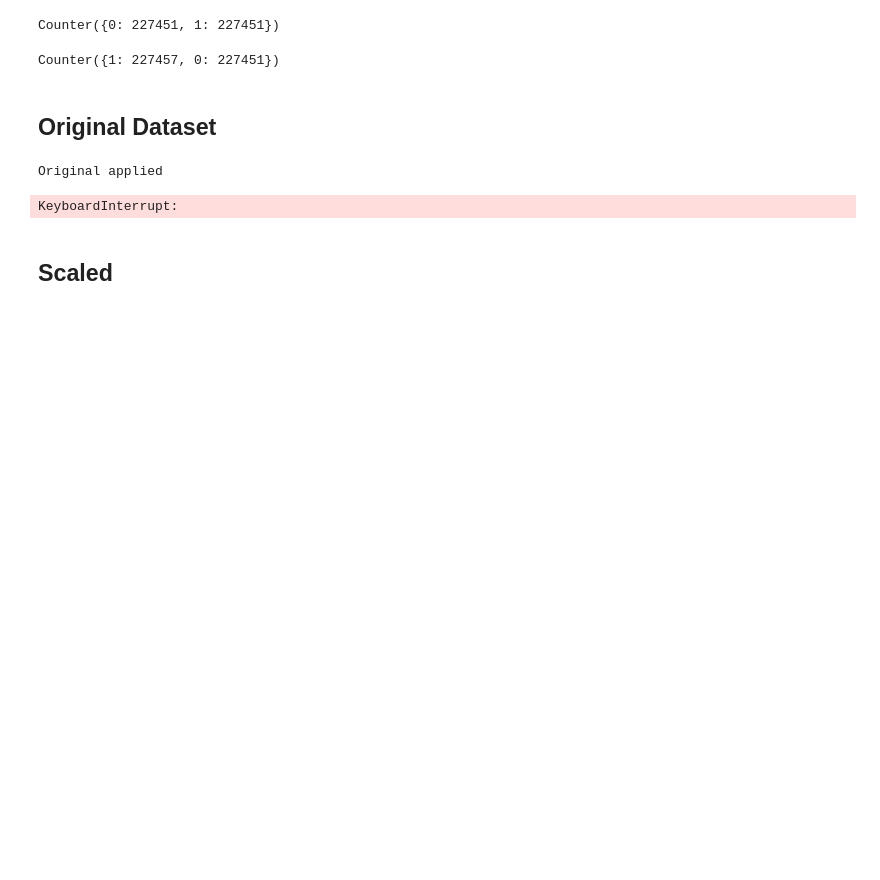
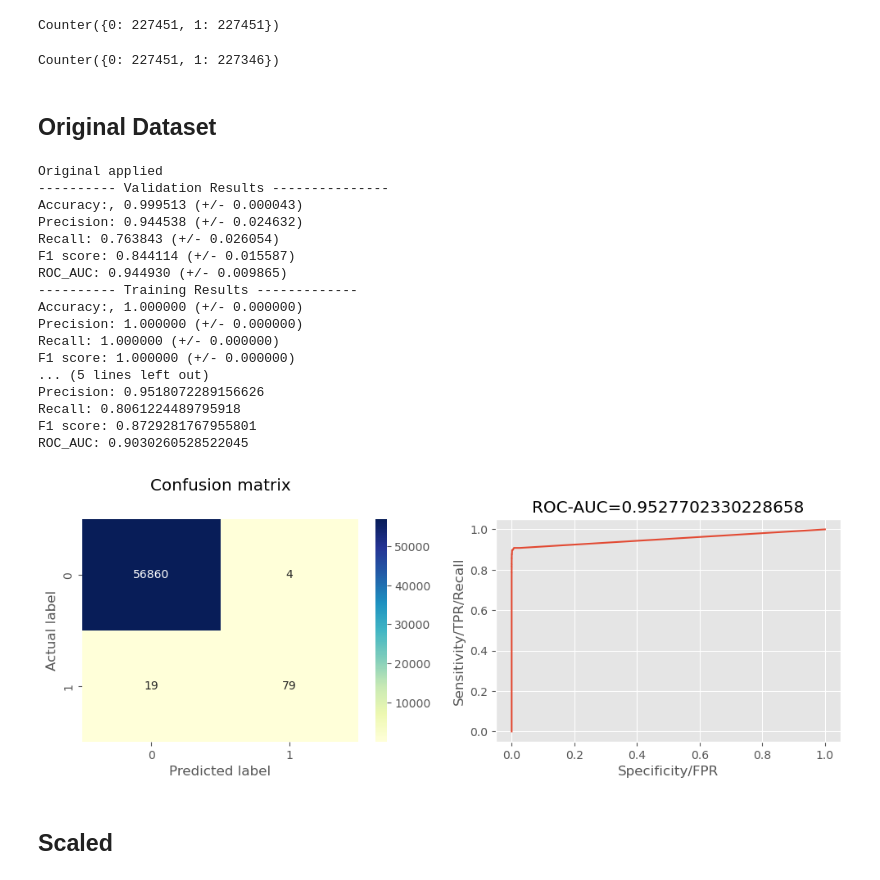
Before and after one commit to MariliaElia/credit-card-fraud-detection-ml-model, a Jupyter notebook: RF_model.ipynb, the cells around one changed output. Drawn from its saved outputs; the diff is of its cells as text; code cells hidden in the pictures; blank space fills up the shorter version.

```diff
--- a/RF_model.ipynb
+++ b/RF_model.ipynb
@@ -117,22 +116,41 @@ X_test_processed_adasyn = pd.DataFrame(scaler.transform(X_test[:]), index=X_test
 
 counter = Counter(y_train_adasyn)
 print(counter)
-display(X_train_adasyn)
 # %% [output]
-Counter({1: 227457, 0: 227451})
+Counter({0: 227451, 1: 227346})
 # %% [markdown]
 ## Original Dataset
 # %%
 rf = RandomForestClassifier()
 
 model_cv(X_train, y_train, rf, 'original')
 
 rf.fit(X_train, y_train)
 
+train_predictions = rf.predict(X_train)
+print("################# Training Results ########################")
+model_scores(y_train, train_predictions)
+
 evaluate_model(X_test, y_test, rf)
 # %% [output]
 Original applied
+---------- Validation Results ---------------
+Accuracy:, 0.999513 (+/- 0.000043)
+Precision: 0.944538 (+/- 0.024632)
+Recall: 0.763843 (+/- 0.026054)
+F1 score: 0.844114 (+/- 0.015587)
+ROC_AUC: 0.944930 (+/- 0.009865)
+---------- Training Results -------------
+Accuracy:, 1.000000 (+/- 0.000000)
+Precision: 1.000000 (+/- 0.000000)
+Recall: 1.000000 (+/- 0.000000)
+F1 score: 1.000000 (+/- 0.000000)
+... (5 lines left out)
+Precision: 0.9518072289156626
+Recall: 0.8061224489795918
+F1 score: 0.8729281767955801
+ROC_AUC: 0.9030260528522045
-KeyboardInterrupt:
+[figure, added]
 # %% [markdown]
 ## Scaled
 # %%
```
Also changed, not shown: parts of 9 cells of this notebook, 4 other files.
